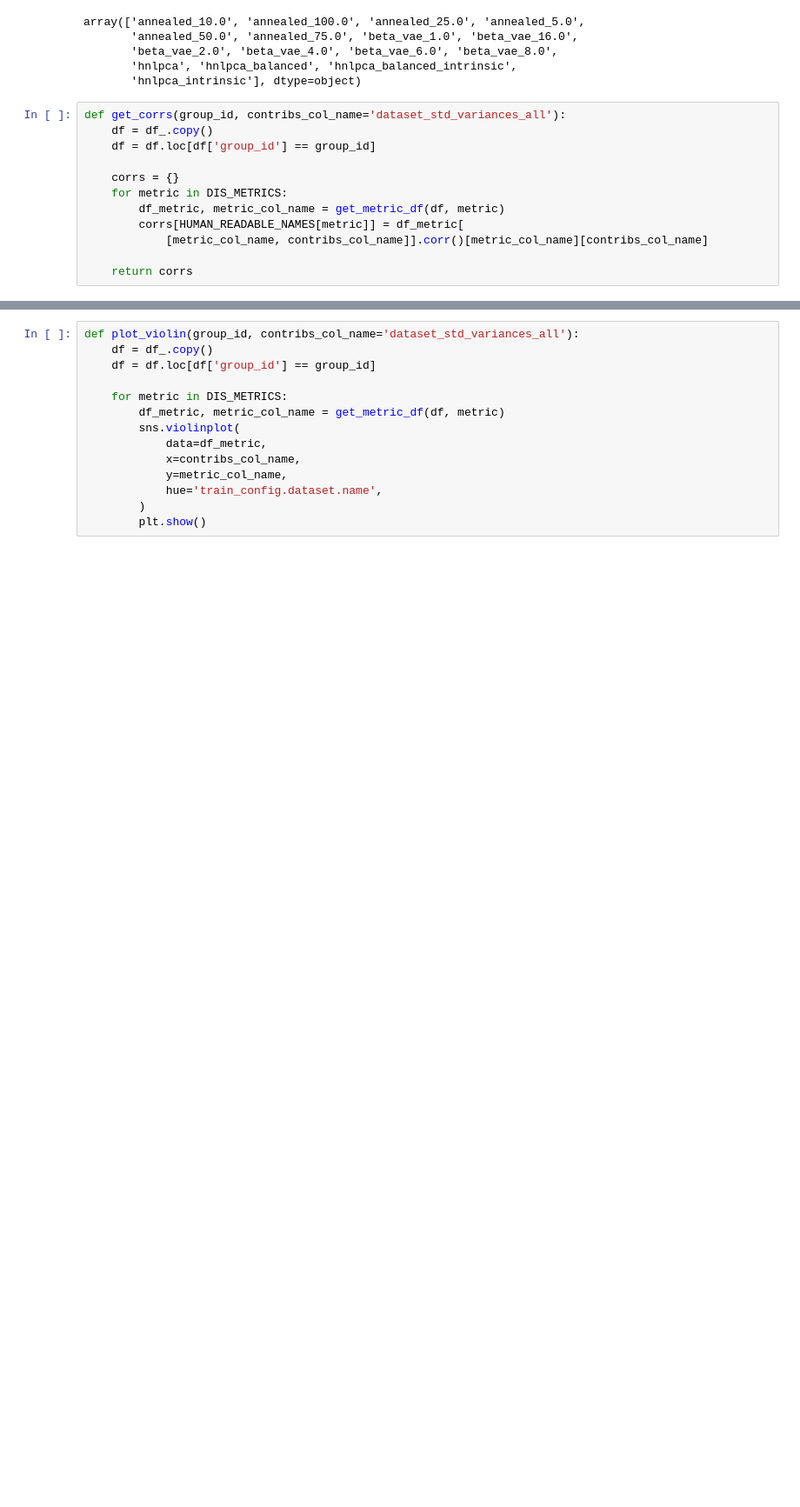
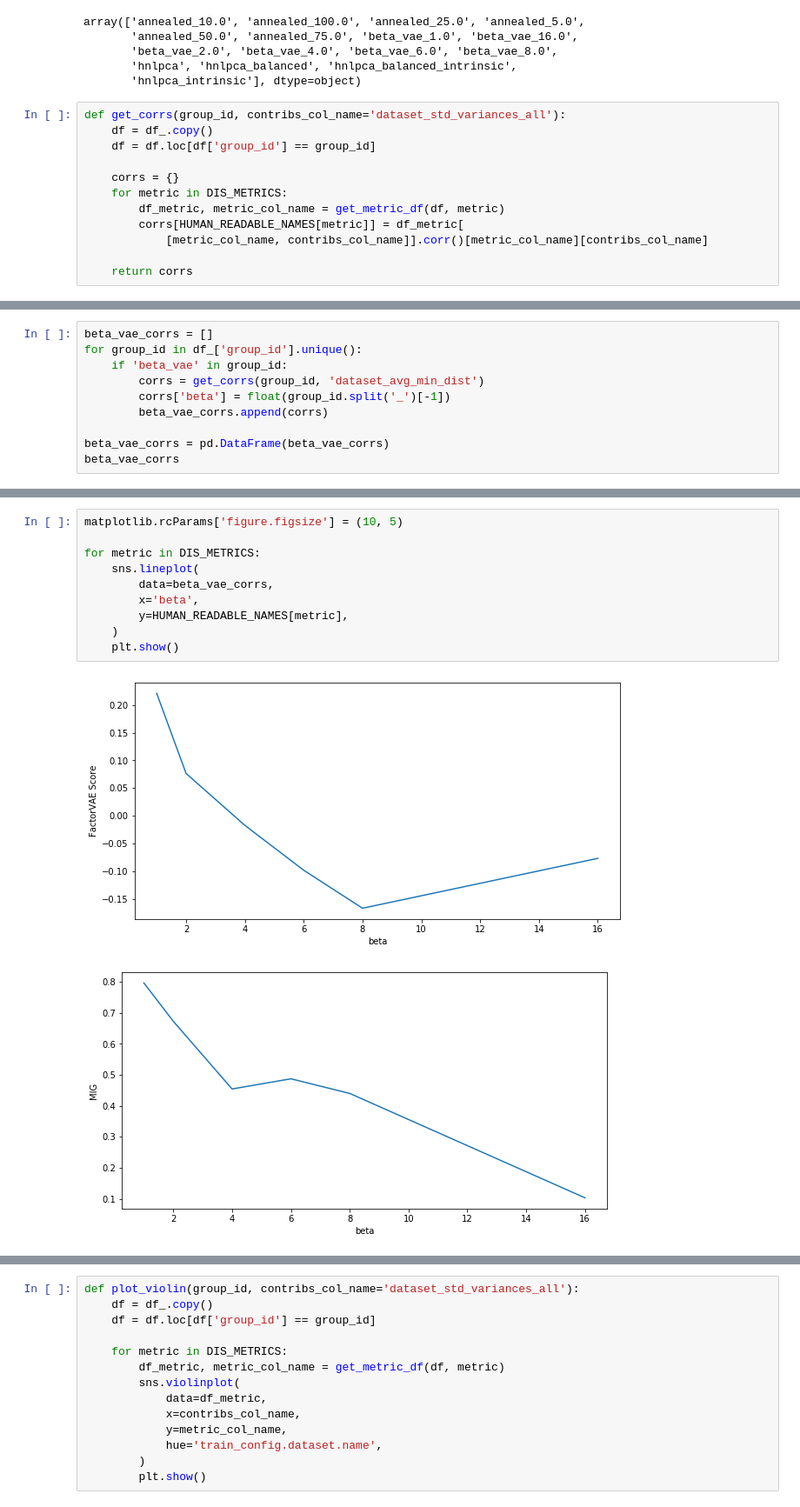
Before and after one commit to homaralex/disentanglement_lib, a Jupyter notebook: plots/notebooks/analyze_hnlpca.ipynb, the cells around one changed output, grey strips where cells are left out. Shown at 87% size. Drawn from its saved outputs; the diff is of its cells as text; blank space fills up the shorter version.

```diff
--- a/plots/notebooks/analyze_hnlpca.ipynb
+++ b/plots/notebooks/analyze_hnlpca.ipynb
@@ -195,0 +260,10 @@ for metric in DIS_METRICS:
+# %%
+beta_vae_corrs = []
+for group_id in df_['group_id'].unique():
+    if 'beta_vae' in group_id:
+        corrs = get_corrs(group_id, 'dataset_avg_min_dist')
+        corrs['beta'] = float(group_id.split('_')[-1])
+        beta_vae_corrs.append(corrs)
+
+beta_vae_corrs = pd.DataFrame(beta_vae_corrs)
+beta_vae_corrs
@@ -195,0 +278,13 @@ for metric in DIS_METRICS:
+# %%
+matplotlib.rcParams['figure.figsize'] = (10, 5)
+
+for metric in DIS_METRICS:
+    sns.lineplot(
+        data=beta_vae_corrs,
+        x='beta',
+        y=HUMAN_READABLE_NAMES[metric],
+    )
+    plt.show()
+# %% [output]
+[figure, added]
+[figure, added]
```
Also changed, not shown: parts of 14 cells of this notebook.
